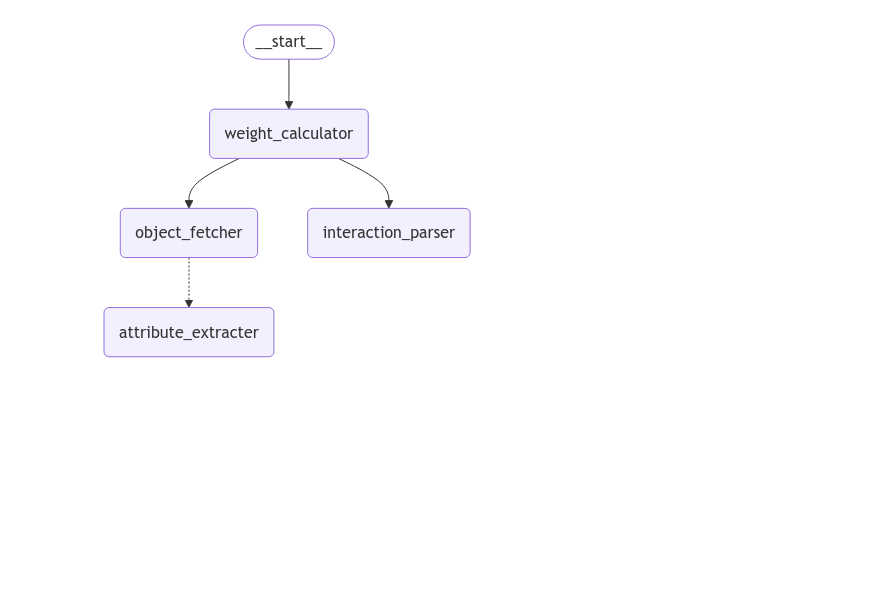
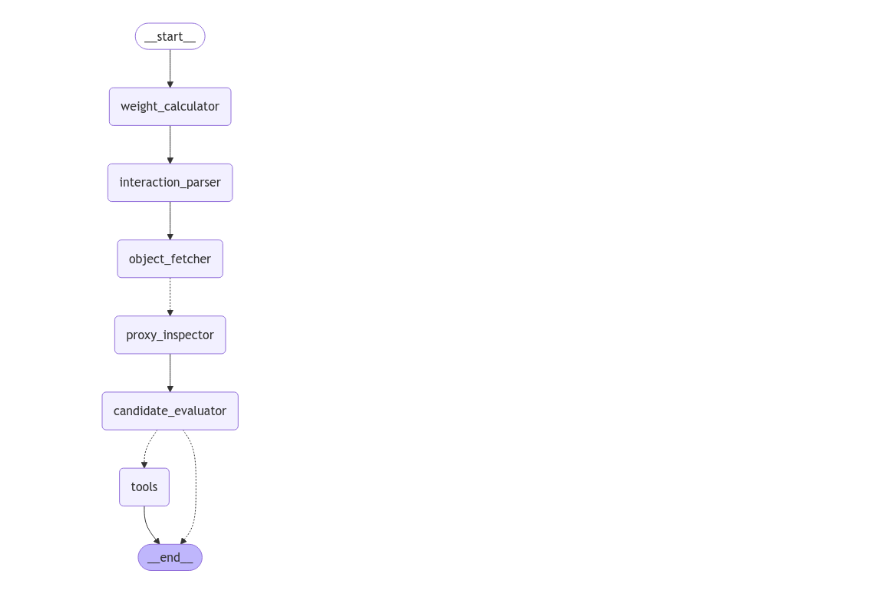
Before and after one commit to aaronghc/ProxyPicker, a Jupyter notebook: proxypicker/picker.ipynb, the cells around one changed output. Cells and saved outputs as stored; diff of their text form; code cells hidden in the pictures; blank space fills up the shorter version.

```diff
--- a/proxypicker/picker.ipynb
+++ b/proxypicker/picker.ipynb
@@ -31,7 +33,7 @@ def _set_env(var: str):
 
 _set_env("OPENAI_API_KEY")
 # %%
-proxy_picker_llm = ChatOpenAI(model="gpt-4o-mini", temperature=0.2, base_url="https://reverse.onechats.top/v1")
+proxy_picker_llm = ChatOpenAI(model="gpt-4o-mini", temperature=0.1, base_url="https://reverse.onechats.top/v1")
 # %%
 _set_env("LANGCHAIN_API_KEY")
 os.environ["LANGCHAIN_TRACING_V2"] = "true"
@@ -153,0 +285,11 @@ def interaction_parser (state: OverallState):
+# %%
+builder = StateGraph(input=InspectState, output=InspectOutputState)
+builder.add_node("attribute_extracter", attribute_extracter)
+builder.add_node("interaction_explorer", interaction_explorer)
+
+builder.add_edge(START, "attribute_extracter")
+builder.add_edge("attribute_extracter", "interaction_explorer")
+builder.add_edge("interaction_explorer", END)
+
+proxy_inspector = builder.compile()
+Image(proxy_inspector.get_graph().draw_mermaid_png())
@@ -154,20 +298,25 @@ def interaction_parser (state: OverallState):
 # %%
 graph = StateGraph(OverallState)
 graph.add_node("weight_calculator", weight_calculator)
+graph.add_node("interaction_parser", interaction_parser)
 graph.add_node("object_fetcher", object_fetcher)
-graph.add_node("attribute_extracter", attribute_extracter)
-graph.add_node("interaction_parser", interaction_parser)
+graph.add_node("proxy_inspector", proxy_inspector)
+graph.add_node("candidate_evaluator", candidate_evaluator)
+graph.add_node("tools", ToolNode(tools))
+
 
 graph.add_edge(START, "weight_calculator")
-graph.add_edge("weight_calculator", "object_fetcher")
 graph.add_edge("weight_calculator", "interaction_parser")
-graph.add_conditional_edges("object_fetcher", continue_to_attrbute, ["attribute_extracter"])
-# graph.add_edge("attribute_extracter", END)
+graph.add_edge("interaction_parser", "object_fetcher")
+graph.add_conditional_edges("object_fetcher", continue_to_attrbute, ["proxy_inspector"])
+graph.add_edge("proxy_inspector", "candidate_evaluator")
+graph.add_conditional_edges("candidate_evaluator", tools_condition,)
+graph.add_edge("tools", END)
 
 proxy_picker = graph.compile()
 Image(proxy_picker.get_graph().draw_mermaid_png())
 # %% [output]
-[figure, old version]
+[figure, new version]
 # %%
 for s in proxy_picker.stream({"given_task": "scrutinise using binoculars", "involvement": "grasp", "transportability": "stationary", "reconfiguration": "rigid", "score_inertia": 3, "score_interaction": 0, "score_outline": 5, "score_texture": 3, "score_hardness": 2}):
     print(s)
```
Also changed, not shown: parts of 8 cells of this notebook.
